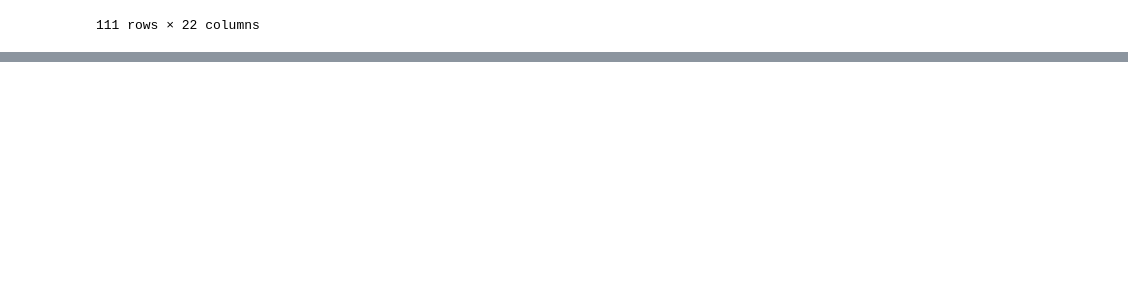
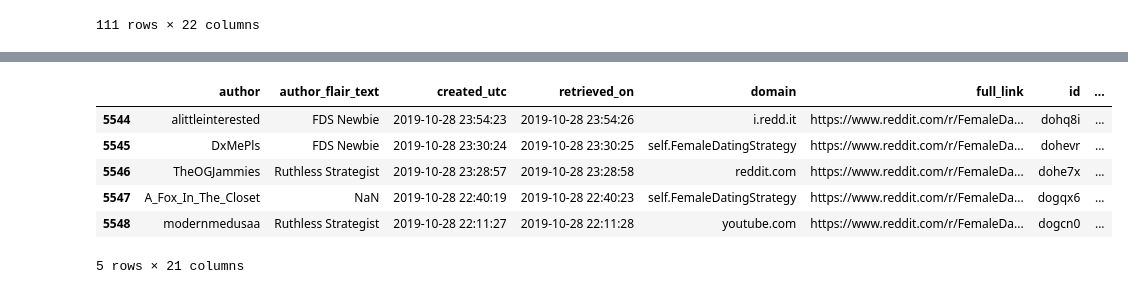
Before and after one commit to anng217/redditbots, a Jupyter notebook: fds_datacleaning.ipynb, the cells around one changed output, grey strips where cells are left out. Drawn from its saved outputs; the diff is of its cells as text; code cells hidden in the pictures; blank space fills up the shorter version.

```diff
--- a/fds_datacleaning.ipynb
+++ b/fds_datacleaning.ipynb
@@ -243,0 +174,9 @@ fds_subm_before_4mo_df.to_csv('./data/fds_subm_before_4mo.csv')
+# %%
+fds_sub_after = pd.read_csv('./data/fds_submissions_after.csv')
+# %%
+fds_sub_after_df = fds_sub_after[['author','author_flair_text','created_utc','retrieved_on','domain','full_link','id','is_reddit_media_domain','permalink','is_video','locked','num_comments','subreddit','subreddit_id','score','selftext','subreddit_subscribers','title','total_awards_received','updated_utc','removed_by']]
+# %%
+#Change to human date
+fds_sub_after_df['created_utc'] = pd.to_datetime(fds_sub_after_df['created_utc'], unit='s')
+fds_sub_after_df['retrieved_on'] = pd.to_datetime(fds_sub_after_df['retrieved_on'], unit='s')
+fds_sub_after_df['updated_utc'] = pd.to_datetime(fds_sub_after_df['updated_utc'], unit='s')
@@ -243,0 +199,10 @@ fds_subm_before_4mo_df.to_csv('./data/fds_subm_before_4mo.csv')
+# %%
+fds_sub_after_df[(fds_sub_after_df['created_utc'].dt.month == 10) & (fds_sub_after_df['created_utc'].dt.day == 28)].head()
+# %% [output]
+|  | author | author_flair_text | created_utc | retrieved_on | domain | full_link | id | ... |
+| 5544 | alittleinterested | FDS Newbie | 2019-10-28 23:54:23 | 2019-10-28 23:54:26 | i.redd.it | https://www.reddit.com/r/FemaleDa... | dohq8i | ... |
+| 5545 | DxMePls | FDS Newbie | 2019-10-28 23:30:24 | 2019-10-28 23:30:25 | self.FemaleDatingStrategy | https://www.reddit.com/r/FemaleDa... | dohevr | ... |
+| 5546 | TheOGJammies | Ruthless Strategist | 2019-10-28 23:28:57 | 2019-10-28 23:28:58 | reddit.com | https://www.reddit.com/r/FemaleDa... | dohe7x | ... |
+| 5547 | A_Fox_In_The_Closet | NaN | 2019-10-28 22:40:19 | 2019-10-28 22:40:23 | self.FemaleDatingStrategy | https://www.reddit.com/r/FemaleDa... | dogqx6 | ... |
+| 5548 | modernmedusaa | Ruthless Strategist | 2019-10-28 22:11:27 | 2019-10-28 22:11:28 | youtube.com | https://www.reddit.com/r/FemaleDa... | dogcn0 | ... |
+5 rows × 21 columns
```
Also changed, not shown: parts of 19 cells of this notebook.
